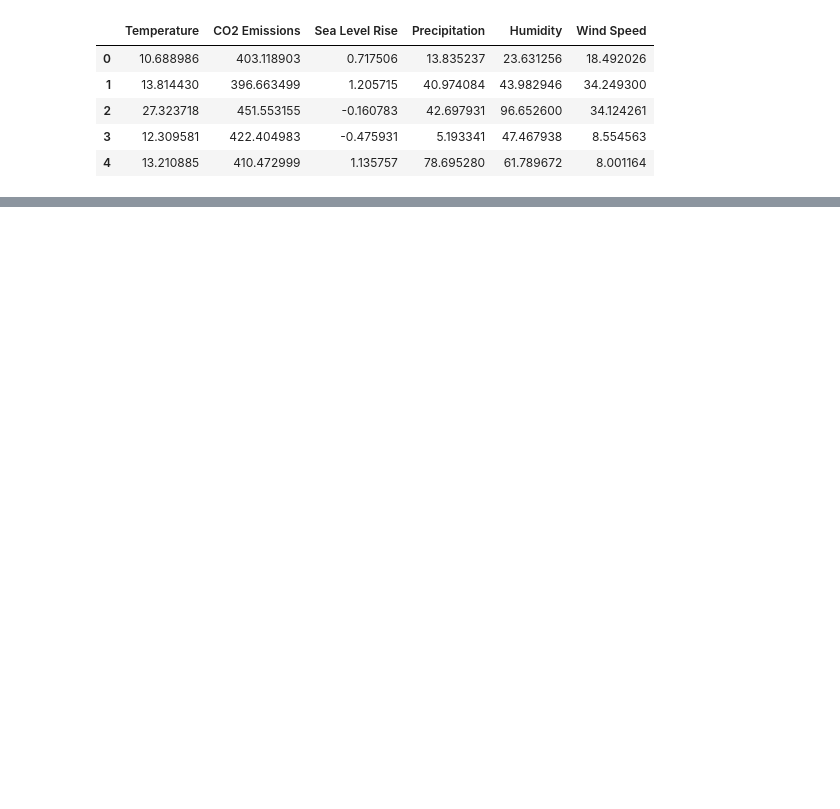
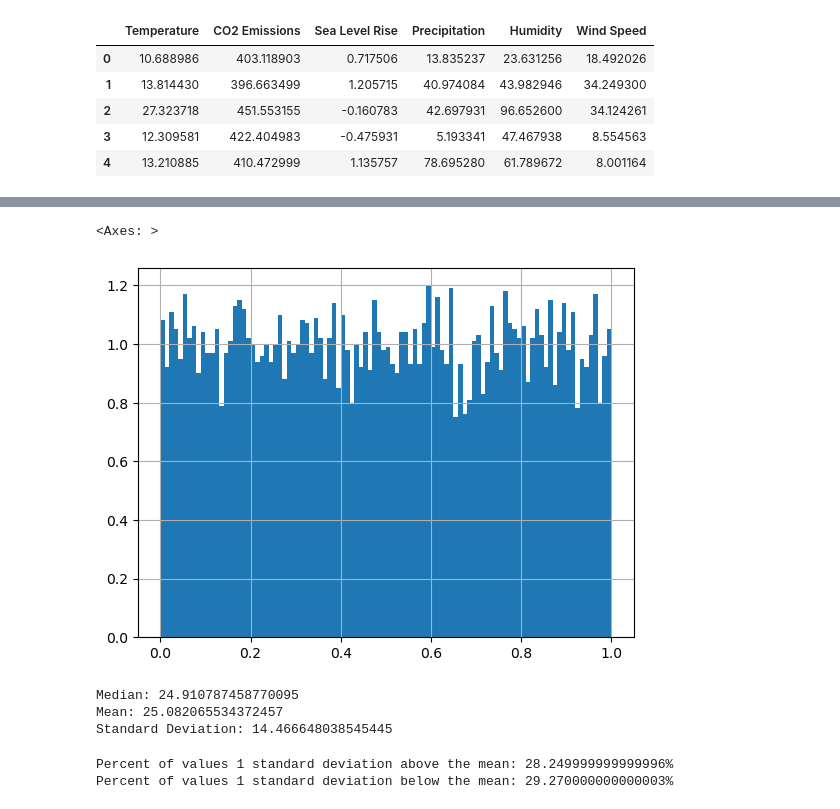
Before and after one commit to totallythemayor/STAT4185_Final_Project, a Jupyter notebook: main.ipynb, the cells around one changed output, grey strips where cells are left out. Drawn from its saved outputs; the diff is of its cells as text; code cells hidden in the pictures; blank space fills up the shorter version.

```diff
--- a/main.ipynb
+++ b/main.ipynb
@@ -40,0 +124,21 @@ df['Humidity'] = df['Humidity'].apply(convert_to_decimal)
+# %%
+# Humidity is not normally distributed, but it is not skewed.
+df['Humidity'].hist(density=True, bins=100)
+# %% [output]
+<Axes: >
+[figure, added]
+# %%
+print(f'Median: {df["Wind Speed"].median()}')
+print(f'Mean: {df["Wind Speed"].mean()}')
+print(f'Standard Deviation: {df["Wind Speed"].std()}')
+# %% [output]
+Median: 24.910787458770095
+Mean: 25.082065534372457
+Standard Deviation: 14.466648038545445
+# %%
+# The distribution of sea level rise is fairly normal.
+print(f'Percent of values 1 standard deviation above the mean: {df[df["Wind Speed"] > df["Wind Speed"].mean()][df["Wind Speed"] <= (df["Wind Speed"].mean() + df["Wind Speed"].std())].shape[0] / df.shape[0] * 100}%')
+print(f'Percent of values 1 standard deviation below the mean: {df[df["Wind Speed"] < df["Wind Speed"].mean()][df["Wind Speed"] >= (df["Wind Speed"].mean() - df["Wind Speed"].std())].shape[0] / df.shape[0] * 100}%')
+# %% [output]
+Percent of values 1 standard deviation above the mean: 28.249999999999996%
+Percent of values 1 standard deviation below the mean: 29.270000000000003%
```
Also changed, not shown: parts of 19 cells of this notebook.
